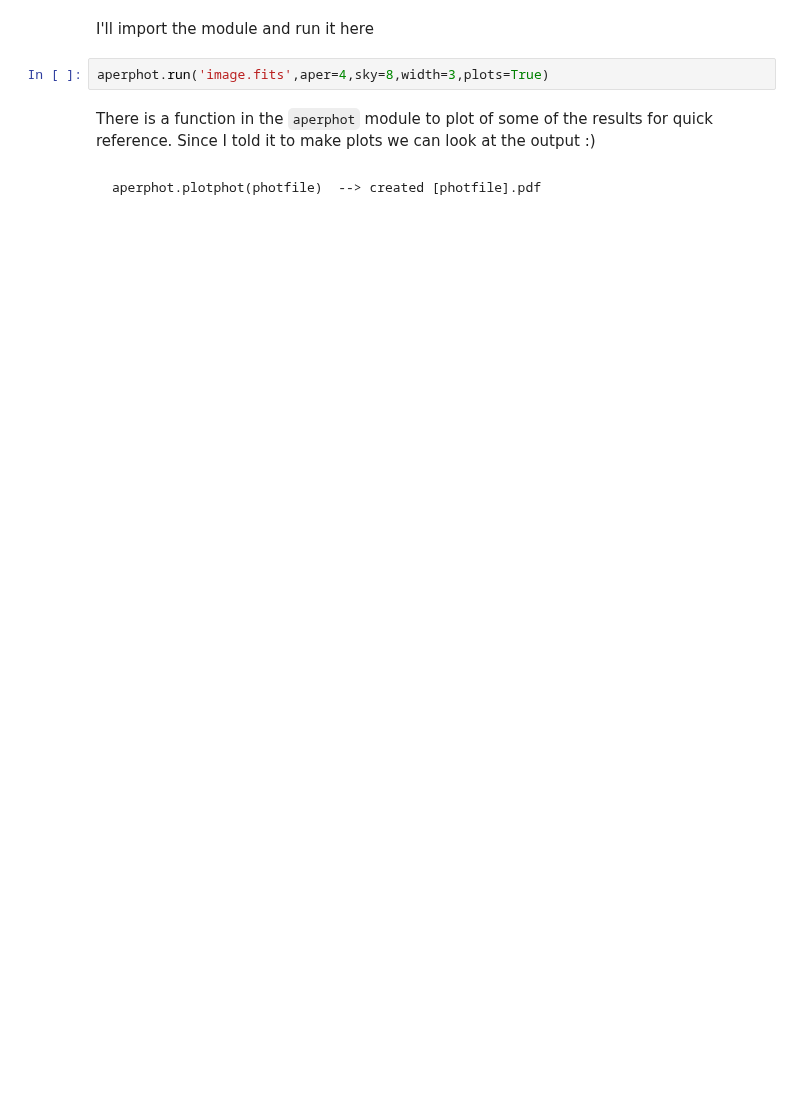
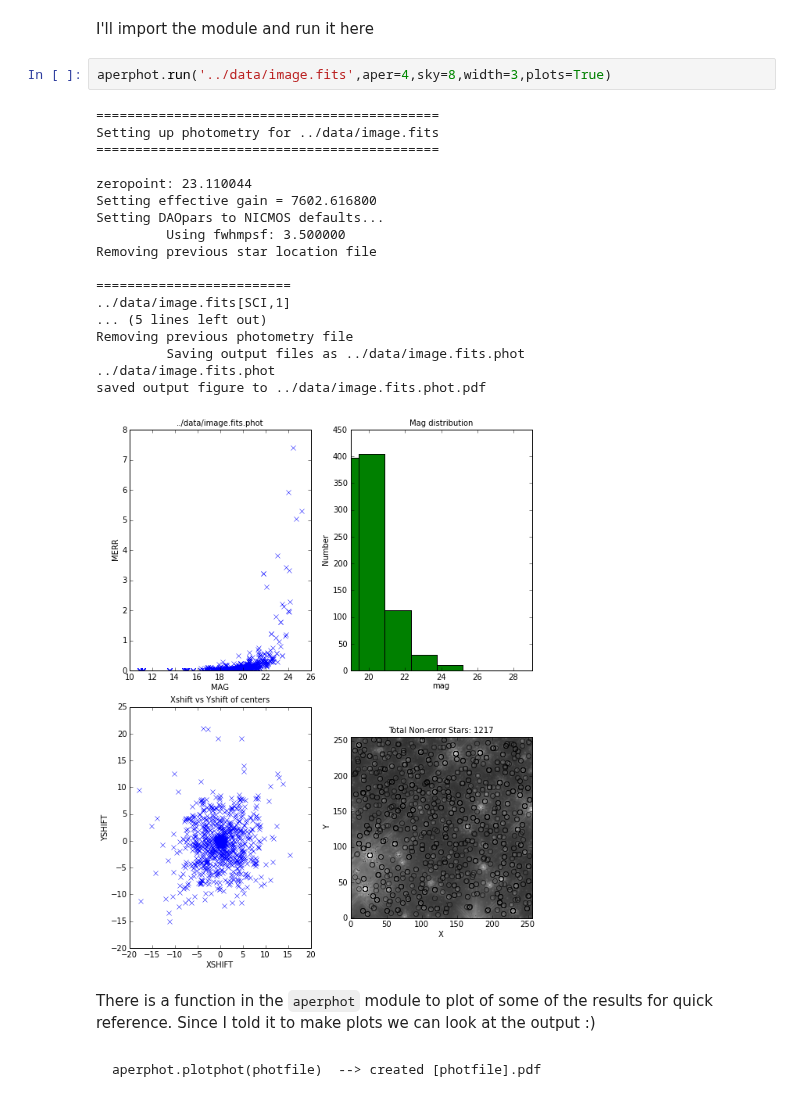
Before and after one commit to spacetelescope/scientific-python-training-2012, a Jupyter notebook: lecture_notebooks/Session4_phot_2.ipynb, the cells around one changed output. Cells and saved outputs as stored; diff of their text form; blank space fills up the shorter version.

```diff
--- a/lecture_notebooks/Session4_phot_2.ipynb
+++ b/lecture_notebooks/Session4_phot_2.ipynb
@@ -483,7 +495,26 @@ import aperphot
 # %% [markdown]
 I'll import the module and run it here
 # %%
-aperphot.run('image.fits',aper=4,sky=8,width=3,plots=True)
+aperphot.run('../data/image.fits',aper=4,sky=8,width=3,plots=True)
+# %% [output]
+============================================
+Setting up photometry for ../data/image.fits
+============================================
+
+zeropoint: 23.110044
+Setting effective gain = 7602.616800
+Setting DAOpars to NICMOS defaults...
+         Using fwhmpsf: 3.500000
+Removing previous star location file
+
+=========================
+../data/image.fits[SCI,1]
+... (5 lines left out)
+Removing previous photometry file
+         Saving output files as ../data/image.fits.phot
+../data/image.fits.phot
+saved output figure to ../data/image.fits.phot.pdf
+[figure, added]
 # %% [markdown]
 There is a function in the `aperphot` module to plot of some of the results for quick reference. Since I told it to make plots we can look at the output :)
 # %% [markdown]
```
Also changed, not shown: parts of 38 cells of this notebook.
